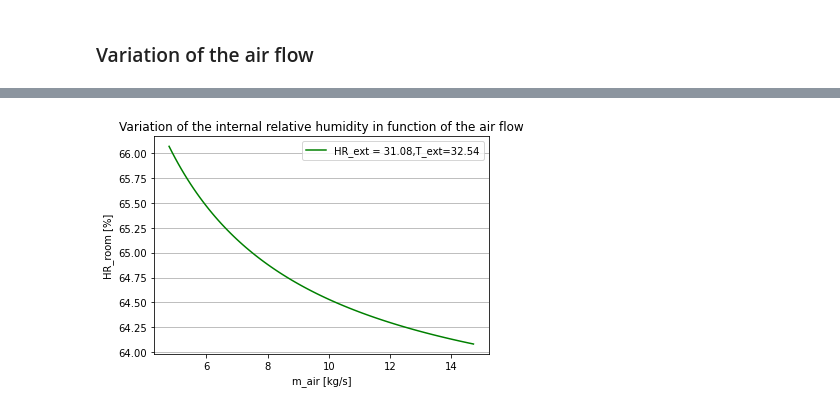
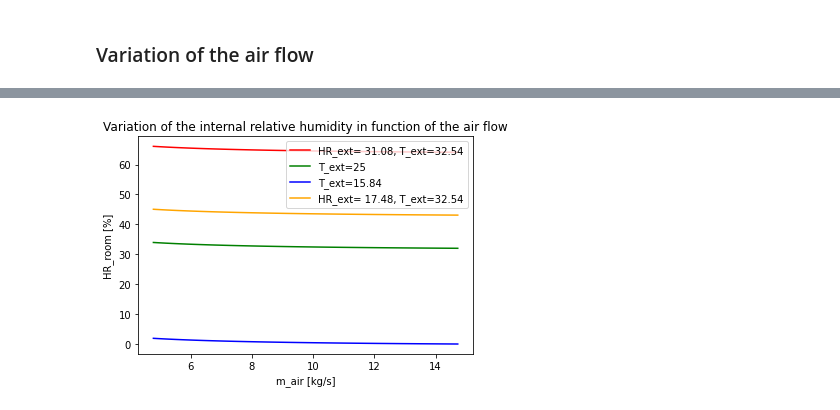
Before and after one commit to JolanKerrien/Heat-Mass-Transfer, a Jupyter notebook: Heat Transfer.ipynb, the cells around one changed output, grey strips where cells are left out. Saved outputs shown, nothing was run; the diff lists cells and outputs as text; code cells hidden in the pictures.

```diff
--- a/Heat Transfer.ipynb
+++ b/Heat Transfer.ipynb
@@ -218,15 +216,8 @@ Text(0, 0.5, 'Prix [€]')
 # %% [markdown]
 ## Sensibility study and check of an optimum
 # %%
-#Varie m_air and see how the COP is evoluating as well as the price. Is there an optimum?
-#Need the HR_set to stay between 40% and 65%
-
-#COP en fonction de la T_ext (T set fixed)
-#COP en fonction de la HR_ext
-#COP en fonction du débit d'air
-
 #Plot function
-def Plot(X,Y,color,xlabel,ylabel,title=None,label=None):
+def Plot(X,Y,color,xlabel = None,ylabel = None,title=None,label=None):
     plt.plot(X,Y,color = color, label = label)
     plt.xlabel(xlabel)
     plt.ylabel(ylabel)
@@ -335,42 +326,76 @@ Plot(HR_EXT,HR_SOUF,'yellow','HR_ext [%]','HR_souf [%]',
 # %%
 p = 0.65
 m_AIR = np.linspace(p*m_air,2*m_air,100) #kg/s
-#Deduce T_ air soufflé en K
-T_SOUF = [Tset+273.15 - Qload/(m_air*Cp_air) for m_air in m_AIR]
-#Calcultation h_ext en J/kg
-h_ext = HAPropsSI('H', 'T', T_ext+273.15,'P', 101325, 'R', HR_ext/100)
-#Deduce HR% air soufflé
-HR_SOUF = [HAPropsSI('R', 'T', T_souf, 'P', 101325, 'H', h_ext) for T_souf in T_SOUF]
-#Calculation of the efficiency
-Tdb = HAPropsSI('Twb', 'T', T_ext+273.15, 'P', 101325, "R", HR_ext/100)
-EFF = [((T_souf-273.15-T_ext)/(Tdb-273.15-T_ext))*100 for T_souf in T_SOUF] # %
-#Calculation of the debit of water
-w_ext = HAPropsSI('W', 'T', T_ext+273.15, 'P', 101325, 'R',HR_ext/100); #kg d'eau/ kg d'air
-w_SOUF = [HAPropsSI('W','T',T_souf,'P',101325,'R',HR_souf) for (T_souf,HR_souf) in zip(T_SOUF,HR_SOUF)] #kg d'eau/ kg d'air
-m_WATER = [m_air*(w_souf-w_ext) for (m_air,w_souf) in zip(m_AIR,w_SOUF)] #kg/s
-#Deduce HR_set
-w_ROOM = [w_souf - (Gp/3600*Np*S)/m_air for (m_air,w_souf) in zip(m_AIR,w_SOUF)]
-HR_ROOM = [HAPropsSI('R', 'T', Tset+273.15, 'P', 101325, 'W', w_room)*100 for w_room in w_ROOM]
-#COP
-# Work of the pump
-WP = [m_water*deltaP/1000 for m_water in m_WATER]
-#Work of the fan
-WF = [m_air/1.2*Cons for m_air in m_AIR]
-#COP
-COP = [Qload/(Wp+Wf) for Wp in WP]
 
+def Variation_mair(T_ext,HR_ext,m_AIR):
+    #Deduce T_ air soufflé en K
+    T_SOUF = [Tset+273.15 - Qload/(m_air*Cp_air) for m_air in m_AIR]
+    #Calcultation h_ext en J/kg
+    h_ext = HAPropsSI('H', 'T', T_ext+273.15,'P', 101325, 'R', HR_ext/100)
+    #Deduce HR% air soufflé
+    HR_SOUF = [HAPropsSI('R', 'T', T_souf, 'P', 101325, 'H', h_ext) for T_souf in T_SOUF]
+    #Calculation of the efficiency
+    Tdb = HAPropsSI('Twb', 'T', T_ext+273.15, 'P', 101325, "R", HR_ext/100)
+    EFF = [((T_souf-273.15-T_ext)/(Tdb-273.15-T_ext))*100 for T_souf in T_SOUF] # %
+    #Calculation of the debit of water
+    w_ext = HAPropsSI('W', 'T', T_ext+273.15, 'P', 101325, 'R',HR_ext/100); #kg d'eau/ kg d'air
+    w_SOUF = [HAPropsSI('W','T',T_souf,'P',101325,'R',HR_souf) for (T_souf,HR_souf) in zip(T_SOUF,HR_SOUF)] #kg d'eau/ kg d'air
+    m_WATER = [m_air*(w_souf-w_ext) for (m_air,w_souf) in zip(m_AIR,w_SOUF)] #kg/s
+    #Deduce HR_set
+    w_ROOM = [w_souf - (Gp/3600*Np*S)/m_air for (m_air,w_souf) in zip(m_AIR,w_SOUF)]
+    HR_ROOM = [HAPropsSI('R', 'T', Tset+273.15, 'P', 101325, 'W', w_room)*100 for w_room in w_ROOM]
+    #COP
+    # Work of the pump
+    WP = [m_water*deltaP/1000 for m_water in m_WATER]
+    #Work of the fan
+    WF = [m_air/1.2*Cons for m_air in m_AIR]
+    #COP
+    COP = [Qload/(Wp+Wf) for Wp in WP]
+    return COP,EFF,HR_ROOM,HR_SOUF
+
+COP,EFF,HR_ROOM,HR_SOUF = Variation_mair(T_ext,HR_ext,m_AIR)
+COP2,EFF2,HR_ROOM2,HR_SOUF2 = Variation_mair(Tset,HR_ext,m_AIR)
+COP3,EFF3,HR_ROOM3,HR_SOUF3 = Variation_mair(np.min(Temp),HR_ext,m_AIR)
+COP4,EFF4,HR_ROOM4,HR_SOUF4 = Variation_mair(T_ext,np.min(HR),m_AIR)
 #Plot
 #
-Fixed = f'HR_ext = {round(HR_ext,2)},T_ext={round(T_ext,2)}'
-Plot(m_AIR,COP,'blue','m_air [kg/s]','COP',
+Fixed = f'HR_ext= {round(HR_ext,2)}, T_ext={round(T_ext,2)}'
+Fixed2 = f'T_ext={round(Tset,2)}'
+Fixed3 = f'T_ext={round(np.min(Temp),2)}'
+Fixed4 = f'HR_ext= {round(np.min(HR),2)}, T_ext={round(T_ext,2)}'
+Plot(m_AIR,COP,'red','m_air [kg/s]','COP',
      'Variation of the COP in function of air flow',Fixed)
+Plot(m_AIR,COP2,'green','m_air [kg/s]','COP',
+     'Variation of the COP in function of air flow', label = Fixed2)
+Plot(m_AIR,COP3,'blue','m_air [kg/s]','COP',
+     'Variation of the COP in function of air flow',label = Fixed3)
+Plot(m_AIR,COP4,'orange','m_air [kg/s]','COP',
+     'Variation of the COP in function of air flow',label = Fixed4)
 plt.show()
 Plot(m_AIR,EFF,'red','m_air [kg/s]','Efficiency [%]',
      'Variation of the cooler efficiency in function of the air flow',Fixed)
+Plot(m_AIR,EFF2,'green','m_air [kg/s]','Efficiency [%]',
+     'Variation of the cooler efficiency in function of the air flow',Fixed2)
+Plot(m_AIR,EFF3,'blue','m_air [kg/s]','Efficiency [%]',
+     'Variation of the cooler efficiency in function of the air flow',Fixed3)
+Plot(m_AIR,EFF4,'orange','m_air [kg/s]','Efficiency [%]',
+     'Variation of the cooler efficiency in function of the air flow',Fixed4)
 plt.show()
-Plot(m_AIR,HR_ROOM,'green','m_air [kg/s]','HR_room [%]',
+Plot(m_AIR,HR_ROOM,'red','m_air [kg/s]','HR_room [%]',
      'Variation of the internal relative humidity in function of the air flow',Fixed)
+Plot(m_AIR,HR_ROOM2,'green','m_air [kg/s]','HR_room [%]',
+     'Variation of the internal relative humidity in function of the air flow',Fixed2)
+Plot(m_AIR,HR_ROOM3,'blue','m_air [kg/s]','HR_room [%]',
+     'Variation of the internal relative humidity in function of the air flow',Fixed3)
+Plot(m_AIR,HR_ROOM4,'orange','m_air [kg/s]','HR_room [%]',
+     'Variation of the internal relative humidity in function of the air flow',Fixed4)
 plt.show()
-Plot(m_AIR,HR_SOUF,'yellow','m_air [kg/s]','HR_souf [%]',
+Plot(m_AIR,HR_SOUF,'red','m_air [kg/s]','HR_souf [%]',
      'Variation of the blown air relative humidity in function of the air flow',Fixed)
+Plot(m_AIR,HR_SOUF2,'green','m_air [kg/s]','HR_souf [%]',
+     'Variation of the blown air relative humidity in function of the air flow',Fixed2)
+Plot(m_AIR,HR_SOUF3,'blue','m_air [kg/s]','HR_souf [%]',
+     'Variation of the blown air relative humidity in function of the air flow',Fixed3)
+Plot(m_AIR,HR_SOUF4,'orange','m_air [kg/s]','HR_souf [%]',
+     'Variation of the blown air relative humidity in function of the air flow',Fixed4)
 # %% [output]
@@ -379 +404 @@ Plot(m_AIR,HR_SOUF,'yellow','m_air [kg/s]','HR_souf [%]',
-[figure, old version]
+[figure, new version]
```
Also changed, not shown: parts of 4 cells of this notebook.
